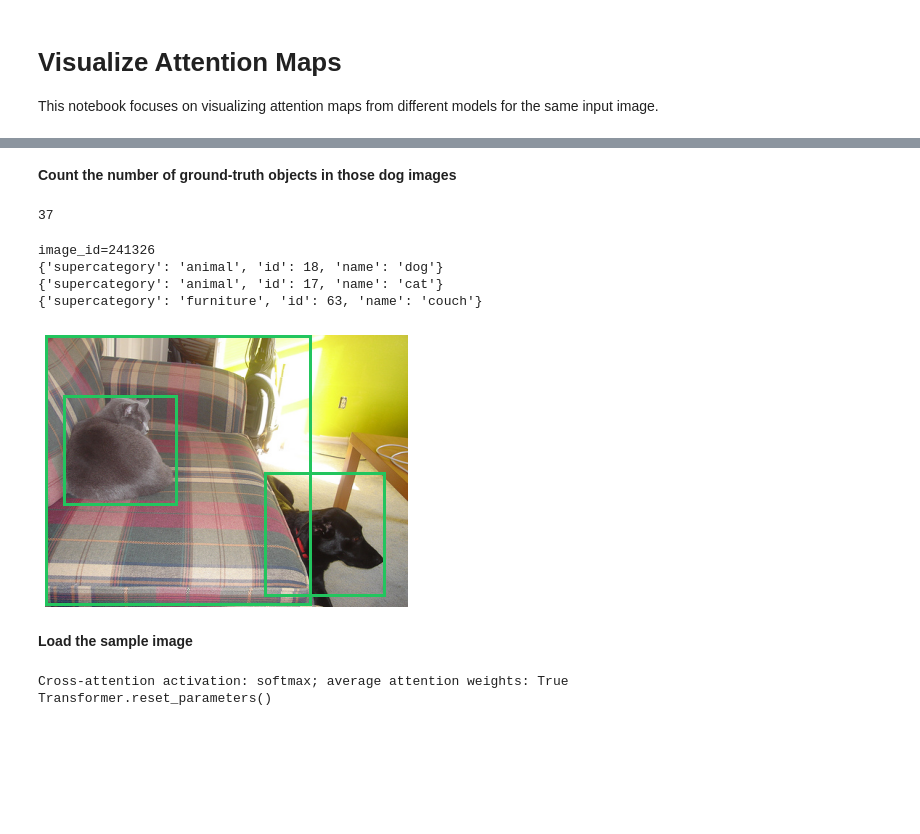
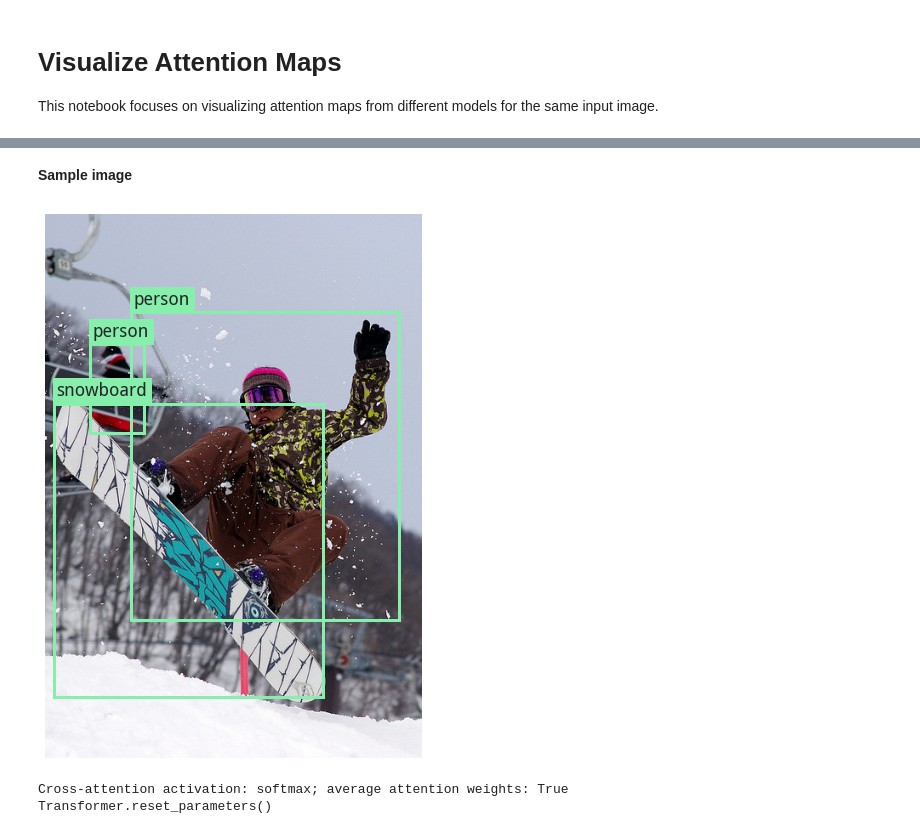
Before and after one commit to erikdao/sparse-detector, a Jupyter notebook: notebooks/visualize_attentions.ipynb, the cells around one changed output, grey strips where cells are left out. Cells and saved outputs as stored; diff of their text form; code cells hidden in the pictures; blank space fills up the shorter version.

```diff
--- a/notebooks/visualize_attentions.ipynb
+++ b/notebooks/visualize_attentions.ipynb
@@ -82,2 +56,0 @@ cat_image_ids = list(cat_image_ids)
-# %% [markdown]
-**Count the number of ground-truth objects in those dog images**
@@ -89,33 +57,31 @@ for img_id in cat_image_ids:
-# %%
-images_dog_3obj = [k for k, v in img_object_count.items() if v == 3]
-len(images_dog_3obj)
-# %% [output]
-37
-# %%
-image_id = random.choice(images_dog_3obj)
-# image_id = 291664
-print(f"image_id={image_id}")
-img = Image.open(coco_path / (f"{image_id}".rjust(12, '0') + '.jpg'))
-
-fig, ax = plt.subplots(figsize=(8, 5))
-ax.imshow(img)
-ax.grid(False)
-ax.axis('off')
-
-img_annos = get_annos_for_img(image_id)
-for img_anno in img_annos:
-    x, y, w, h = img_anno['bbox']
-    ax.add_patch(patches.Rectangle((x, y), w, h, fill=False, edgecolor=ColorPalette.GREEN, lw=3))
-    cat = next(x for x in categories if x['id'] == img_anno['category_id'])
-    print(cat)
-# %% [output]
-image_id=241326
-{'supercategory': 'animal', 'id': 18, 'name': 'dog'}
-{'supercategory': 'animal', 'id': 17, 'name': 'cat'}
-{'supercategory': 'furniture', 'id': 63, 'name': 'couch'}
-[figure, removed]
 # %% [markdown]
-**Load the sample image**
+**Sample image**
+# %%
+image_id = 491130
+image_path = Path(package_root) / "data" / "COCO" / "val2017" / (f"{image_id}".rjust(12, "0") + ".jpg")
+image = Image.open(image_path)
+
+box_annotations = [
+    {'bbox': [100.67, 115.06, 314.97, 362.42], 'category': 'person'},
+    {'bbox': [10.07, 222.92, 316.4, 345.17], 'category': 'snowboard'},
+    {'bbox': [52.49, 152.53, 62.78, 104.91], 'category': 'person'}
+]
+
+fig, ax = plt.subplots(figsize=(8, 10))
+ax.imshow(image)
+ax.axis('off')
+
+COLOR = '#86efac'
+for ann in box_annotations:
+    category = ann['category']
+    xmin, ymin, width, height = ann['bbox']
+    rect = patches.Rectangle((xmin, ymin), width, height, edgecolor=COLOR, fill=False, linewidth=3)
+    ax.add_artist(rect)
+
+
+    ax.text(xmin+3, ymin-9, category, fontsize=18, bbox=dict(facecolor=COLOR, edgecolor=COLOR))
+# %% [output]
+[figure, added]
 # %%
 device = torch.device('cuda')
 
```
Also changed, not shown: parts of 5 cells of this notebook, 2 other files.
